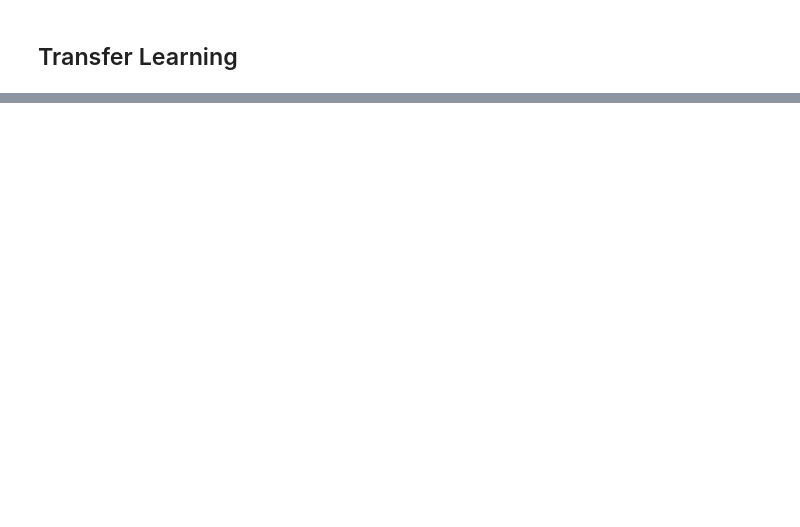
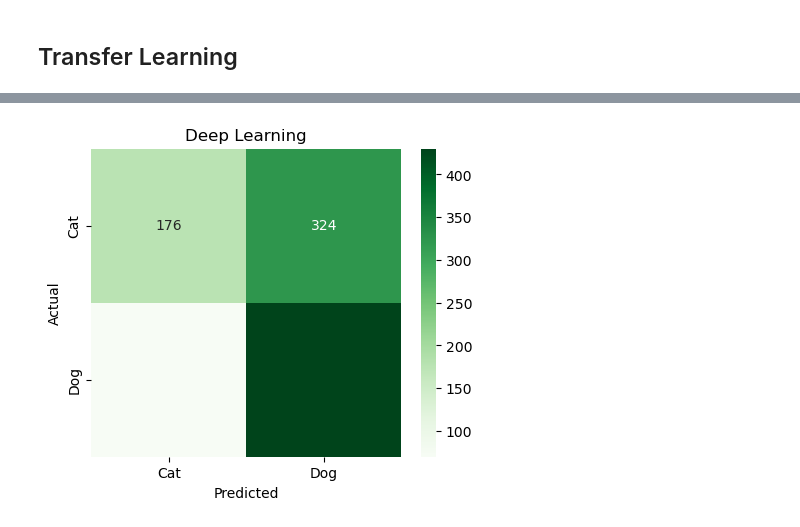
Before and after one commit to JetLearn-studentK/Deep-Learning, a Jupyter notebook: dog_cat.ipynb, the cells around one changed output, grey strips where cells are left out. Saved outputs shown, nothing was run; the diff lists cells and outputs as text; code cells hidden in the pictures; blank space fills up the shorter version.

```diff
--- a/dog_cat.ipynb
+++ b/dog_cat.ipynb
@@ -138,0 +173,15 @@ SequentialTL = Model(inputs = base_model.input, outputs = model_output)
+# %%
+predictions = (Sequential.predict(test_data) > 0.5).astype(int)
+true_labels = test_data.classes
+
+cm = confusion_matrix(true_labels, predictions)
+
+plt.figure(figsize=(5,4))
+sns.heatmap(cm, annot=True, fmt='d', cmap = "Greens",
+            xticklabels=['Cat', 'Dog'],
+            yticklabels=['Cat', 'Dog'])
+plt.xlabel('Predicted')
+plt.ylabel('Actual')
+plt.title("Deep Learning")
+plt.show()
+# %% [output]
@@ -138,0 +189 @@ SequentialTL = Model(inputs = base_model.input, outputs = model_output)
+[figure, added]
```
Also changed, not shown: parts of 10 cells of this notebook, 1 other file.
